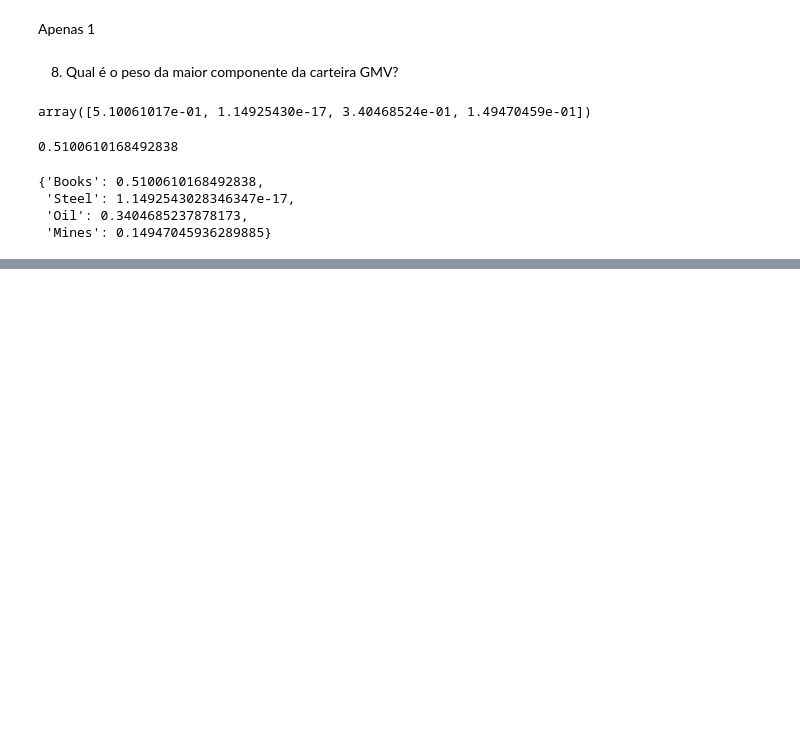
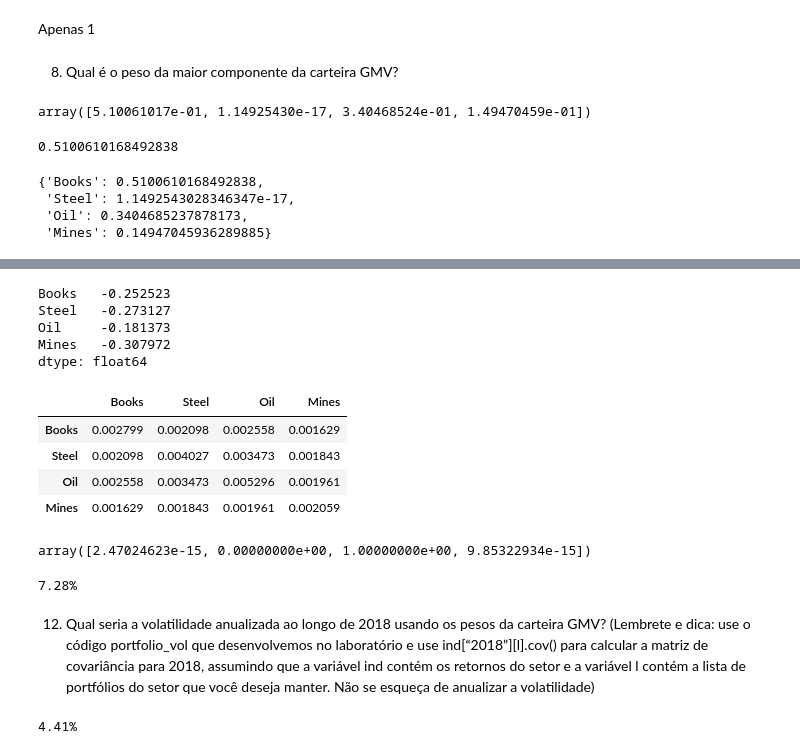
Before and after one commit to igoandrade/portfolio-construction-python, a Jupyter notebook: intro-course/week-2/mod2_graded_quiz.ipynb, the cells around one changed output, grey strips where cells are left out. Cells and saved outputs as stored; diff of their text form; code cells hidden in the pictures; blank space fills up the shorter version.

```diff
--- a/intro-course/week-2/mod2_graded_quiz.ipynb
+++ b/intro-course/week-2/mod2_graded_quiz.ipynb
@@ -134,0 +158,46 @@ dict(zip(l, w_gmv))
+# %%
+l = ["Books", "Steel", "Oil", "Mines"]
+ind2018 = ind['2018']
+er = rt.annualize_rets(ind2018[l], 12)
+er
+# %% [output]
+Books   -0.252523
+Steel   -0.273127
+Oil     -0.181373
+Mines   -0.307972
+dtype: float64
+# %%
+cov = ind["2018"][l].cov()
+cov
+# %% [output]
+|  | Books | Steel | Oil | Mines |
+| Books | 0.002799 | 0.002098 | 0.002558 | 0.001629 |
+| Steel | 0.002098 | 0.004027 | 0.003473 | 0.001843 |
+| Oil | 0.002558 | 0.003473 | 0.005296 | 0.001961 |
+| Mines | 0.001629 | 0.001843 | 0.001961 | 0.002059 |
+# %%
+rf = 0.1
+w_msr = rt.msr(rf, er, cov)
+w_msr
+# %% [output]
+array([2.47024623e-15, 0.00000000e+00, 1.00000000e+00, 9.85322934e-15])
+# %%
+vol = rt.portfolio_vol(w_msr, cov)
+print(f"{100 * vol:.2f}%")
+# %% [output]
+7.28%
+# %% [markdown]
+12. Qual seria a volatilidade anualizada ao longo de 2018 usando os pesos da carteira GMV? (Lembrete e dica: use o código portfolio_vol que desenvolvemos no laboratório e use ind[“2018”][l].cov() para calcular a matriz de covariância para 2018, assumindo que a variável ind contém os retornos do setor e a variável l contém a lista de portfólios do setor que você deseja manter. Não se esqueça de anualizar a volatilidade)
+# %%
+l = ["Books", "Steel", "Oil", "Mines"]
+ind2018 = ind['2018']
+er = rt.annualize_rets(ind2018[l], 12)
+cov = ind["2018"][l].cov()
+
+rf = 0.1
+w_gmv = rt.gmv(cov)
+
+vol = rt.portfolio_vol(w_gmv,cov)
+print(f"{100 * vol:.2f}%")
+# %% [output]
+4.41%
```
Also changed, not shown: parts of 6 cells of this notebook.
